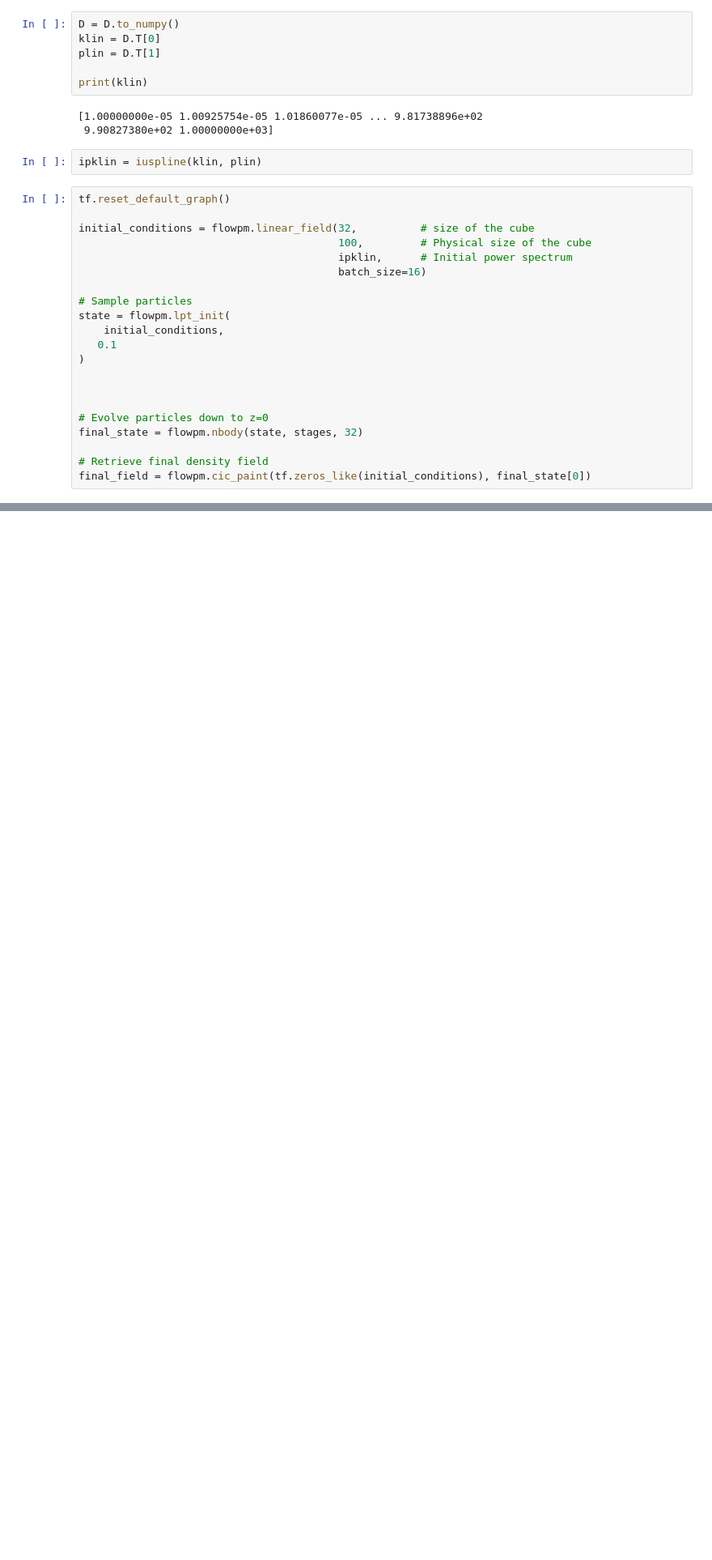
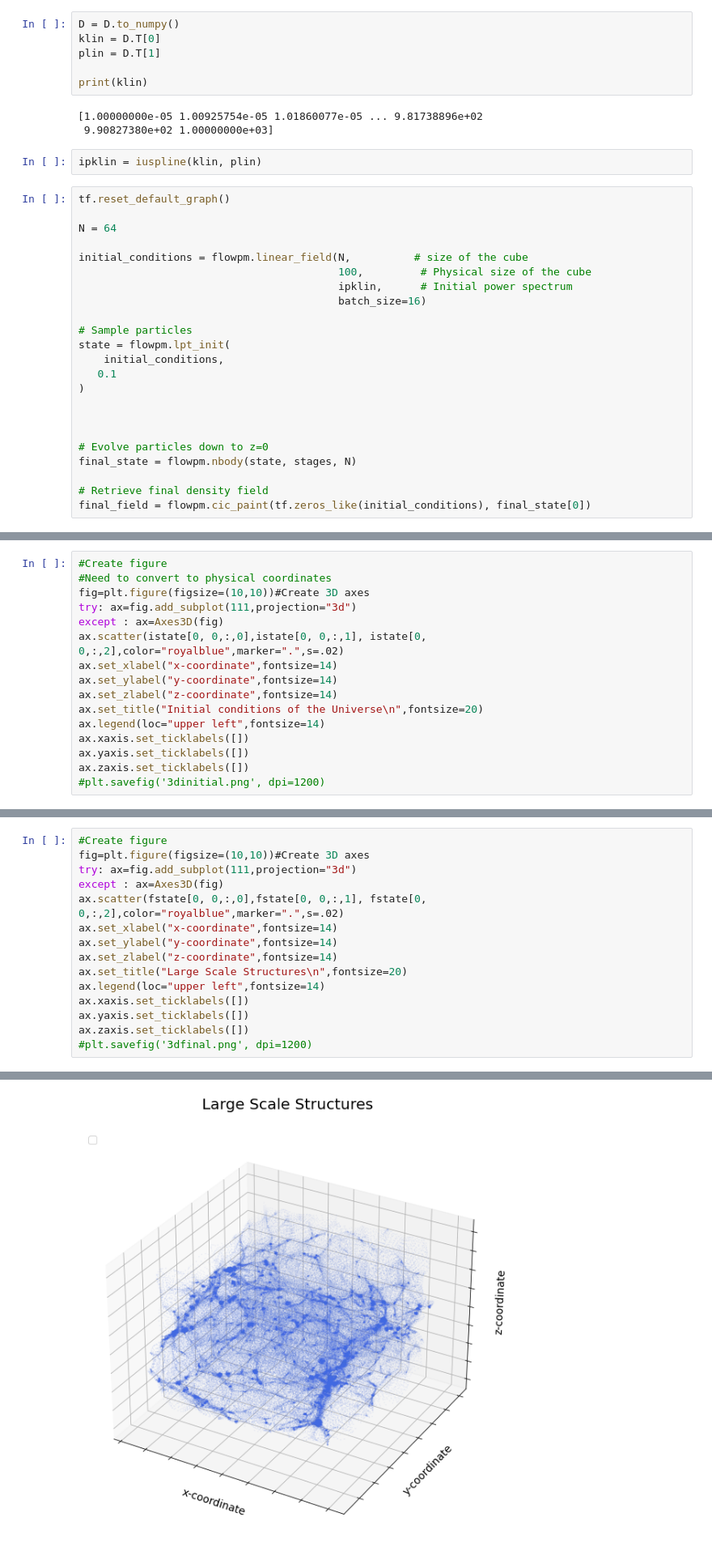
Before and after one commit to jplalor/flowpm, a Jupyter notebook: notebooks/lalor/FlowPM_Test.ipynb, the cells around one changed output, grey strips where cells are left out. Shown at 81% size. Cells and saved outputs as stored; diff of their text form; blank space fills up the shorter version.

```diff
--- a/notebooks/lalor/FlowPM_Test.ipynb
+++ b/notebooks/lalor/FlowPM_Test.ipynb
@@ -64,7 +59,9 @@ ipklin = iuspline(klin, plin)
 # %%
 tf.reset_default_graph()
 
-initial_conditions = flowpm.linear_field(32,          # size of the cube
+N = 64
+
+initial_conditions = flowpm.linear_field(N,          # size of the cube
                                          100,         # Physical size of the cube
                                          ipklin,      # Initial power spectrum
                                          batch_size=16)
@@ -78,7 +75,7 @@ state = flowpm.lpt_init(
 
 
 # Evolve particles down to z=0
-final_state = flowpm.nbody(state, stages, 32)
+final_state = flowpm.nbody(state, stages, N)
 
 # Retrieve final density field
 final_field = flowpm.cic_paint(tf.zeros_like(initial_conditions), final_state[0])
@@ -120,0 +100,16 @@ RuntimeError: ignored
+# %%
+#Create figure
+#Need to convert to physical coordinates
+fig=plt.figure(figsize=(10,10))#Create 3D axes
+try: ax=fig.add_subplot(111,projection="3d")
+except : ax=Axes3D(fig)
+ax.scatter(istate[0, 0,:,0],istate[0, 0,:,1], istate[0, 0,:,2],color="royalblue",marker=".",s=.02)
+ax.set_xlabel("x-coordinate",fontsize=14)
+ax.set_ylabel("y-coordinate",fontsize=14)
+ax.set_zlabel("z-coordinate",fontsize=14)
+ax.set_title("Initial conditions of the Universe\n",fontsize=20)
+ax.legend(loc="upper left",fontsize=14)
+ax.xaxis.set_ticklabels([])
+ax.yaxis.set_ticklabels([])
+ax.zaxis.set_ticklabels([])
+#plt.savefig('3dinitial.png', dpi=1200)
@@ -120,0 +128,16 @@ RuntimeError: ignored
+# %%
+#Create figure
+fig=plt.figure(figsize=(10,10))#Create 3D axes
+try: ax=fig.add_subplot(111,projection="3d")
+except : ax=Axes3D(fig)
+ax.scatter(fstate[0, 0,:,0],fstate[0, 0,:,1], fstate[0, 0,:,2],color="royalblue",marker=".",s=.02)
+ax.set_xlabel("x-coordinate",fontsize=14)
+ax.set_ylabel("y-coordinate",fontsize=14)
+ax.set_zlabel("z-coordinate",fontsize=14)
+ax.set_title("Large Scale Structures\n",fontsize=20)
+ax.legend(loc="upper left",fontsize=14)
+ax.xaxis.set_ticklabels([])
+ax.yaxis.set_ticklabels([])
+ax.zaxis.set_ticklabels([])
+#plt.savefig('3dfinal.png', dpi=1200)
+# %% [output]
@@ -120,0 +156 @@ RuntimeError: ignored
+[figure, added]
```
Also changed, not shown: parts of 8 cells of this notebook, 2 other files.
